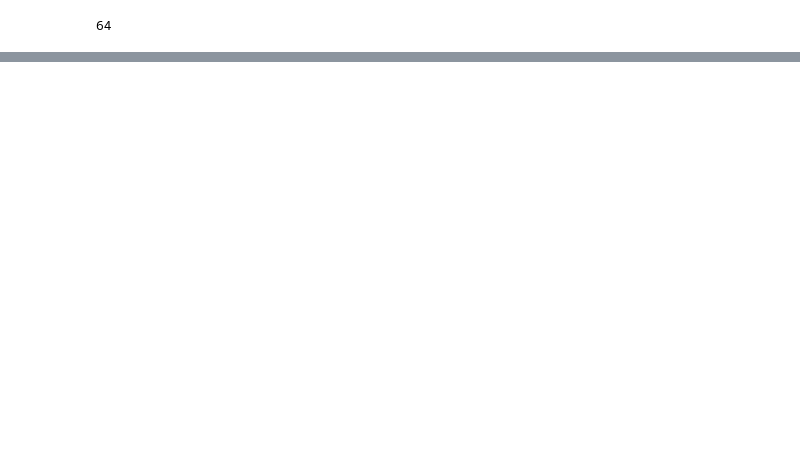
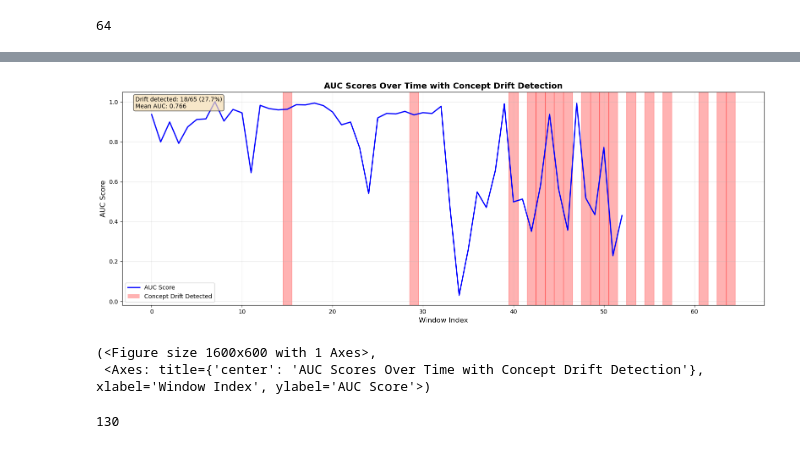
Before and after one commit to Trust26h/Online-domain-adaptation-for-data-stream-anomaly-detection, a Jupyter notebook: Segment.ipynb, the cells around one changed output, grey strips where cells are left out. Saved outputs shown, nothing was run; the diff lists cells and outputs as text; code cells hidden in the pictures; blank space fills up the shorter version.

```diff
--- a/Segment.ipynb
+++ b/Segment.ipynb
@@ -106,0 +169,2 @@ plot_auc_with_drift(auc_lists, drift_indicators)
+# %%
+test =  ow.online_domain_adaptation()
@@ -106,0 +189,14 @@ plot_auc_with_drift(auc_lists, drift_indicators)
+# %%
+auc_lists = test[0]
+drift_indicators = test[1]
+
+
+plot_auc_with_drift(auc_lists, drift_indicators)
+# %% [output]
+[figure, added]
+(<Figure size 1600x600 with 1 Axes>,
+ <Axes: title={'center': 'AUC Scores Over Time with Concept Drift Detection'}, xlabel='Window Index', ylabel='AUC Score'>)
+# %%
+len(drift_indicators)
+# %% [output]
+130
```
Also changed, not shown: parts of 12 cells of this notebook.
